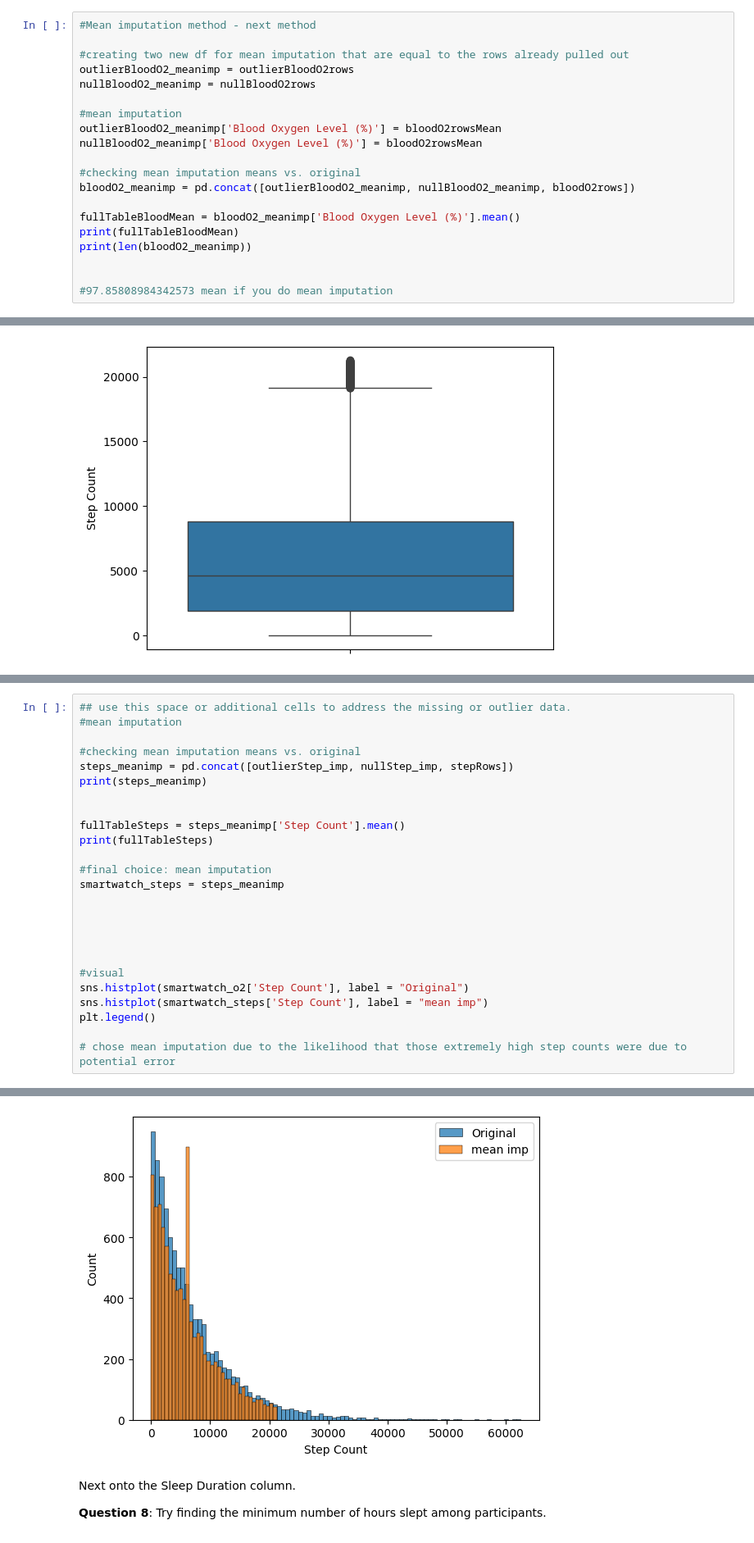
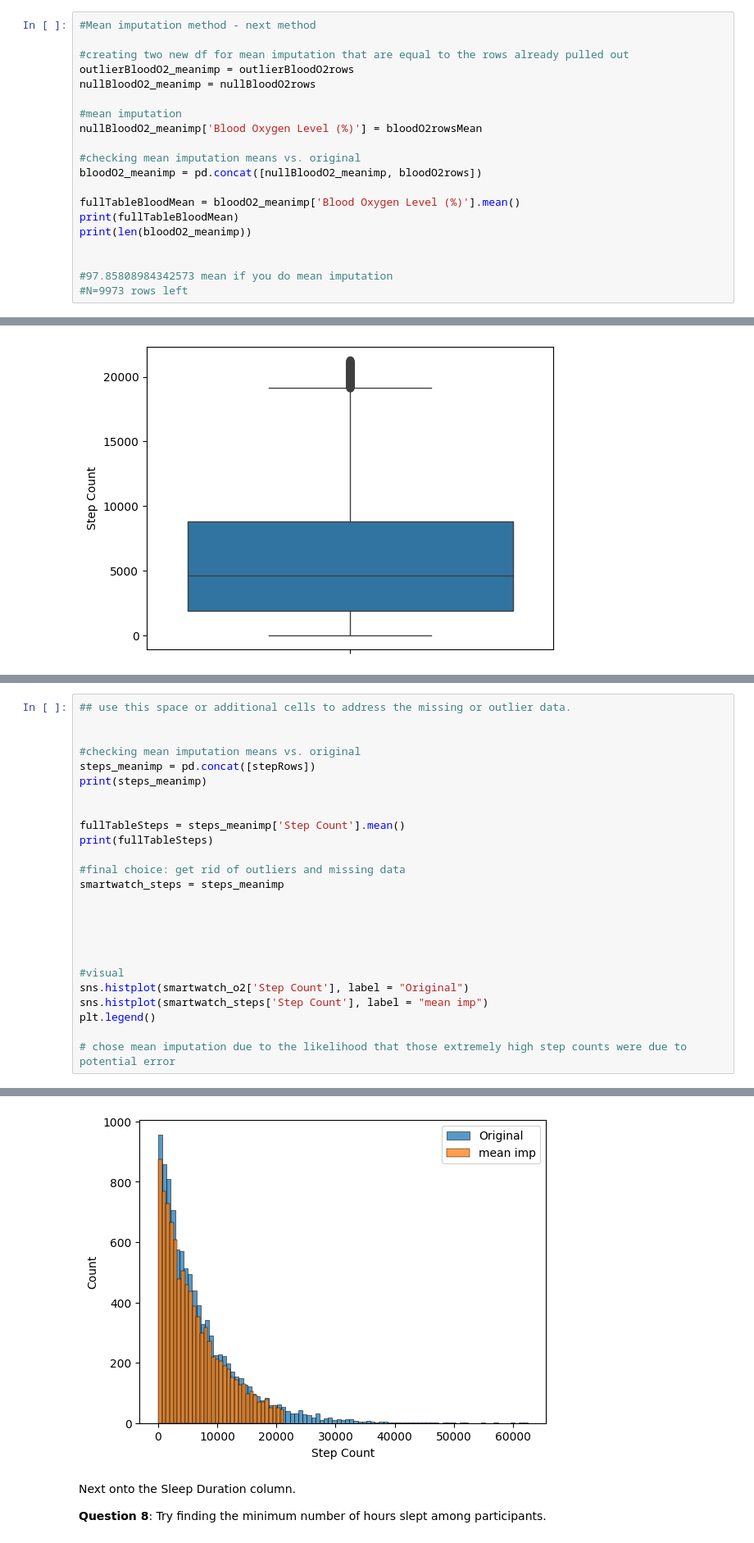
Before and after one commit to BMC-Intersectional-Data-Feminism/exercise-2-data-cleaning-and-analysis-gforesman, a Jupyter notebook: exercise2.ipynb, the cells around one changed output, grey strips where cells are left out. Shown at 82% size. Cells and saved outputs as stored; diff of their text form.

```diff
--- a/exercise2.ipynb
+++ b/exercise2.ipynb
@@ -305,11 +332,10 @@ outlierBloodO2_meanimp = outlierBloodO2rows
 nullBloodO2_meanimp = nullBloodO2rows
 
 #mean imputation
-outlierBloodO2_meanimp['Blood Oxygen Level (%)'] = bloodO2rowsMean
 nullBloodO2_meanimp['Blood Oxygen Level (%)'] = bloodO2rowsMean
 
 #checking mean imputation means vs. original
-bloodO2_meanimp = pd.concat([outlierBloodO2_meanimp, nullBloodO2_meanimp, bloodO2rows])
+bloodO2_meanimp = pd.concat([nullBloodO2_meanimp, bloodO2rows])
 
 fullTableBloodMean = bloodO2_meanimp['Blood Oxygen Level (%)'].mean()
 print(fullTableBloodMean)
@@ -317,4 +343,5 @@ print(len(bloodO2_meanimp))
 
 
 #97.85808984342573 mean if you do mean imputation
+#N=9973 rows left
 # %% [output]
@@ -464,17 +482,17 @@ ANSWER:
 ....
 # %%
 ## use this space or additional cells to address the missing or outlier data.
-#mean imputation
+
 
 #checking mean imputation means vs. original
-steps_meanimp = pd.concat([outlierStep_imp, nullStep_imp, stepRows])
+steps_meanimp = pd.concat([stepRows])
 print(steps_meanimp)
 
 
 fullTableSteps = steps_meanimp['Step Count'].mean()
 print(fullTableSteps)
 
-#final choice: mean imputation
+#final choice: get rid of outliers and missing data
 smartwatch_steps = steps_meanimp
 
 
@@ -508,5 +526,5 @@ plt.legend()
 <matplotlib.legend.Legend at 0x...>
-[figure, old version]
+[figure, new version]
 # %% [markdown]
 Next onto the Sleep Duration column.
 
```
Also changed, not shown: parts of 42 cells of this notebook, 6 other files.
